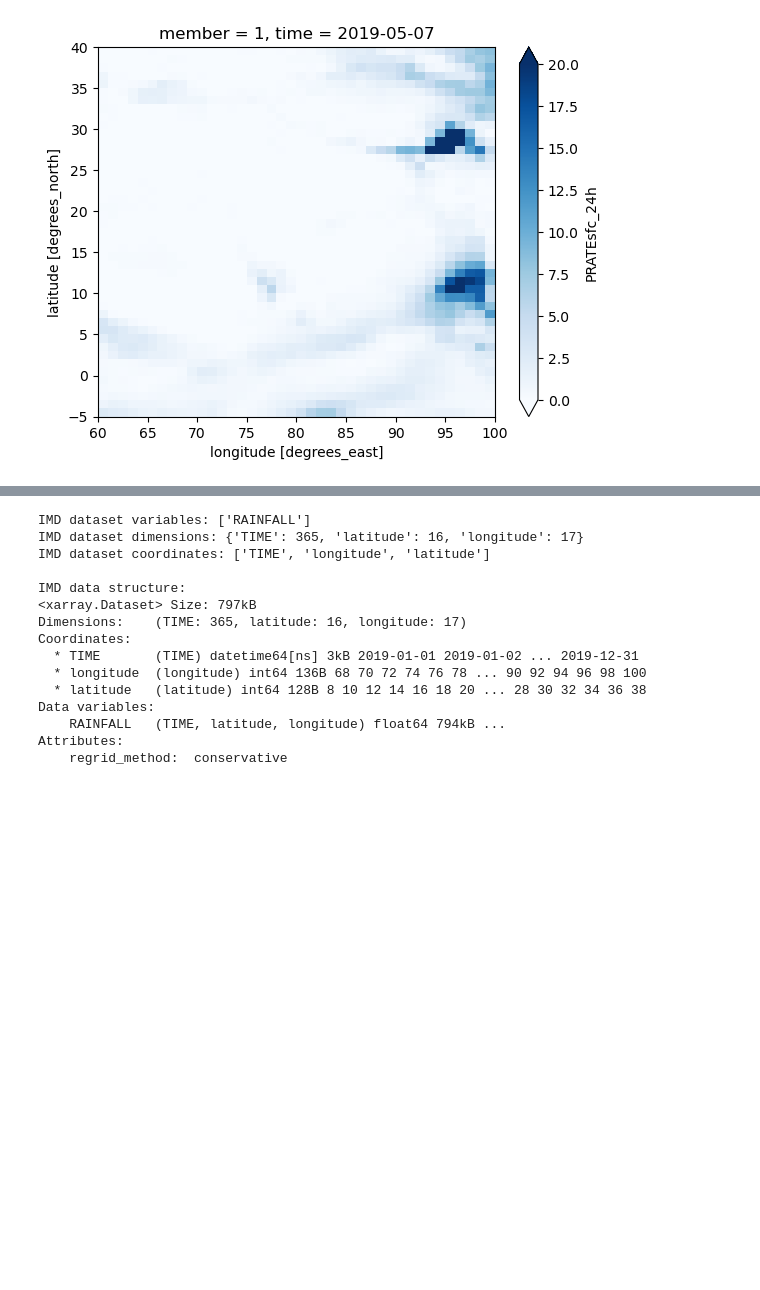
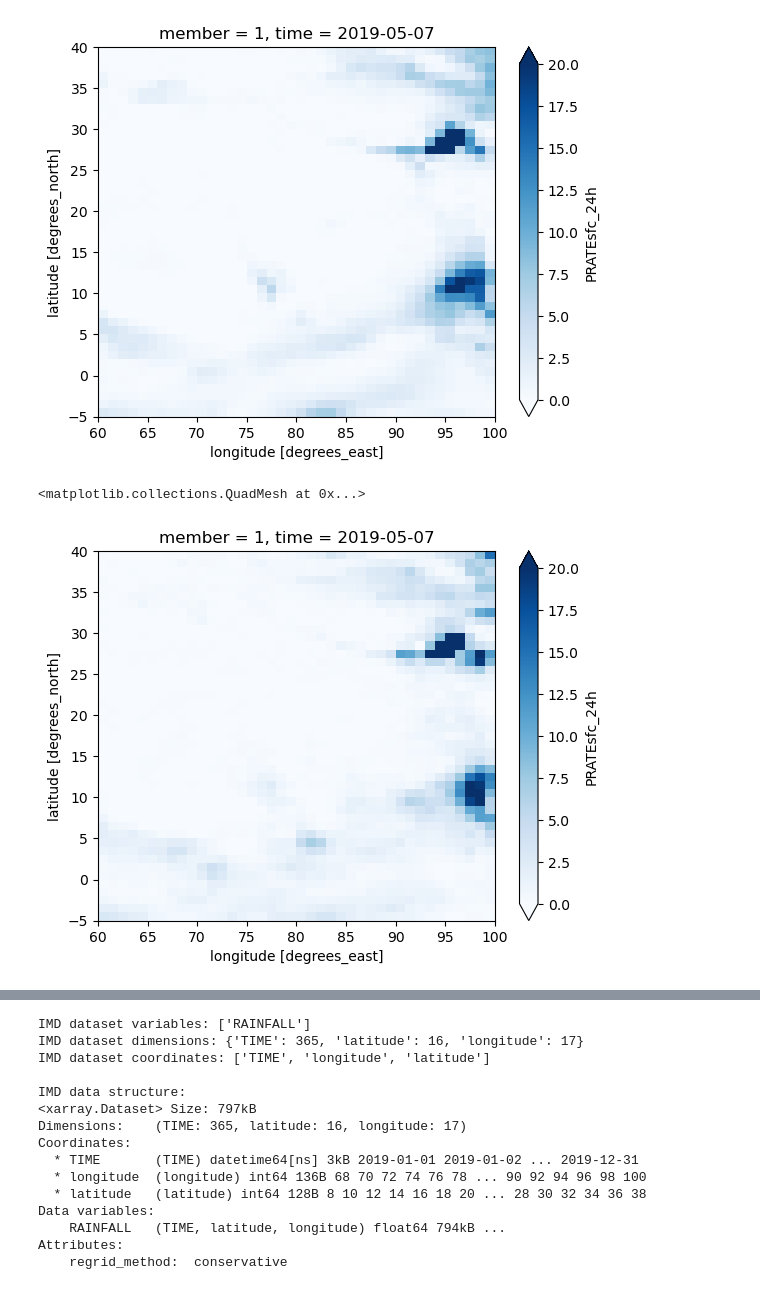
Before and after one commit to masak1112/benchmark-dev, a Jupyter notebook: metrics/monsoon/jupyter_notebooks/explore_amiptype_model_data.ipynb, the cells around one changed output, grey strips where cells are left out. Cells and saved outputs as stored; diff of their text form; code cells hidden in the pictures; blank space fills up the shorter version.

```diff
--- a/metrics/monsoon/jupyter_notebooks/explore_amiptype_model_data.ipynb
+++ b/metrics/monsoon/jupyter_notebooks/explore_amiptype_model_data.ipynb
@@ -17,3 +17,4 @@ TEMP_DIR = "./temp_regrid_outputs"
 # %%
-ds = xr.open_dataset('/glade/derecho/scratch/bgong/amip_s2s_ensembles/20190506/ensemble_20190506_seed9.nc')
+ds1 = xr.open_dataset('/glade/derecho/scratch/bgong/amip_s2s_ensembles/20190506/ensemble_20190506_seed9.nc')
+ds2 = xr.open_dataset('/glade/derecho/scratch/bgong/amip_s2s_train_scratch/20190506/ensemble_20190506_seed9.nc')
 # %%
@@ -65,4 +66,9 @@ print(ds["PRATEsfc_24h"].dims)
 # %% [output]
 <matplotlib.collections.QuadMesh at 0x...>
 [figure]
+# %%
+(ds2['PRATEsfc_24h'].sel(lon = slice(60,100), lat = slice(-5,40) ,member=1, time = '2019-05-07T00:00:00.000000000')*86400).plot(vmin=0, vmax=20, cmap = 'Blues')
+# %% [output]
+<matplotlib.collections.QuadMesh at 0x...>
+[figure, added]
 # %%
```
Also changed, not shown: parts of 12 cells of this notebook, 11 other files.
